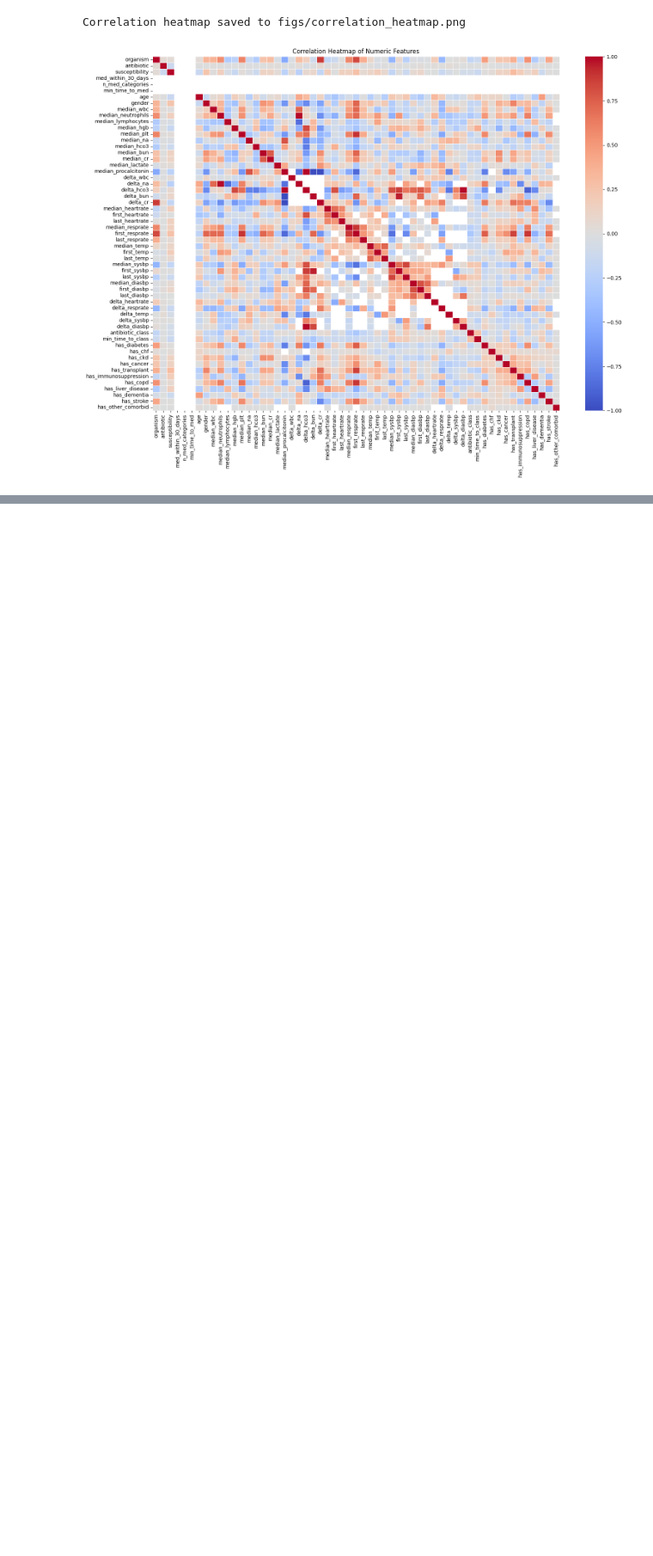
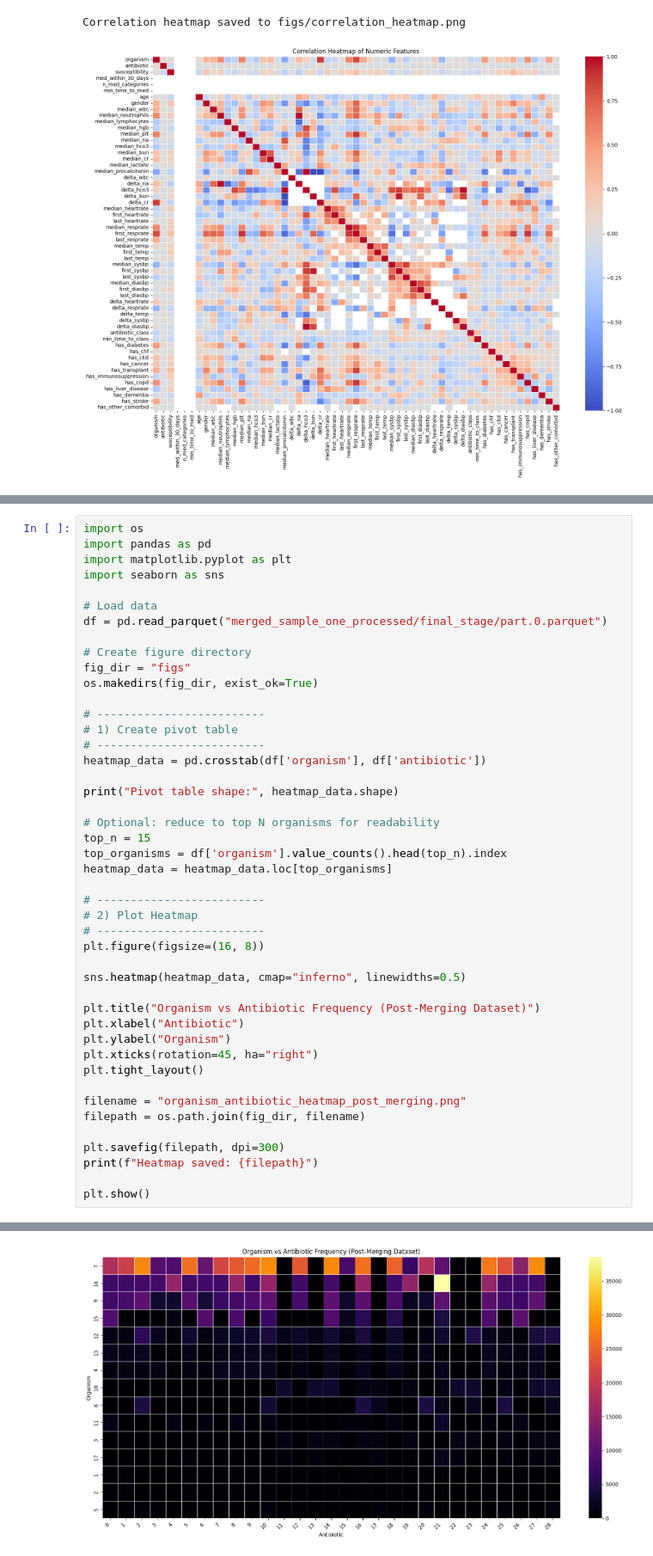
Before and after one commit to ZohoorAlmalkiUQU/ML_Project_UQU, a Jupyter notebook: 03_EDA_sample.ipynb, the cells around one changed output, grey strips where cells are left out. Shown at 86% size. Cells and saved outputs as stored; diff of their text form; blank space fills up the shorter version.

```diff
--- a/03_EDA_sample.ipynb
+++ b/03_EDA_sample.ipynb
@@ -87,0 +330,46 @@ Correlation heatmap saved to figs/correlation_heatmap.png
+# %%
+import os
+import pandas as pd
+import matplotlib.pyplot as plt
+import seaborn as sns
+
+# Load data
+df = pd.read_parquet("merged_sample_one_processed/final_stage/part.0.parquet")
+
+# Create figure directory
+fig_dir = "figs"
+os.makedirs(fig_dir, exist_ok=True)
+
+# -------------------------
+# 1) Create pivot table
+# -------------------------
+heatmap_data = pd.crosstab(df['organism'], df['antibiotic'])
+
+print("Pivot table shape:", heatmap_data.shape)
+
+# Optional: reduce to top N organisms for readability
+top_n = 15
+top_organisms = df['organism'].value_counts().head(top_n).index
+heatmap_data = heatmap_data.loc[top_organisms]
+
+# -------------------------
+# 2) Plot Heatmap
+# -------------------------
+plt.figure(figsize=(16, 8))
+
+sns.heatmap(heatmap_data, cmap="inferno", linewidths=0.5)
+
+plt.title("Organism vs Antibiotic Frequency (Post-Merging Dataset)")
+plt.xlabel("Antibiotic")
+plt.ylabel("Organism")
+plt.xticks(rotation=45, ha="right")
+plt.tight_layout()
+
+filename = "organism_antibiotic_heatmap_post_merging.png"
+filepath = os.path.join(fig_dir, filename)
+
+plt.savefig(filepath, dpi=300)
+print(f"Heatmap saved: {filepath}")
+
+plt.show()
+# %% [output]
@@ -87,0 +378 @@ Correlation heatmap saved to figs/correlation_heatmap.png
+[figure, added]
```
Also changed, not shown: parts of 6 cells of this notebook, 10 other files.
